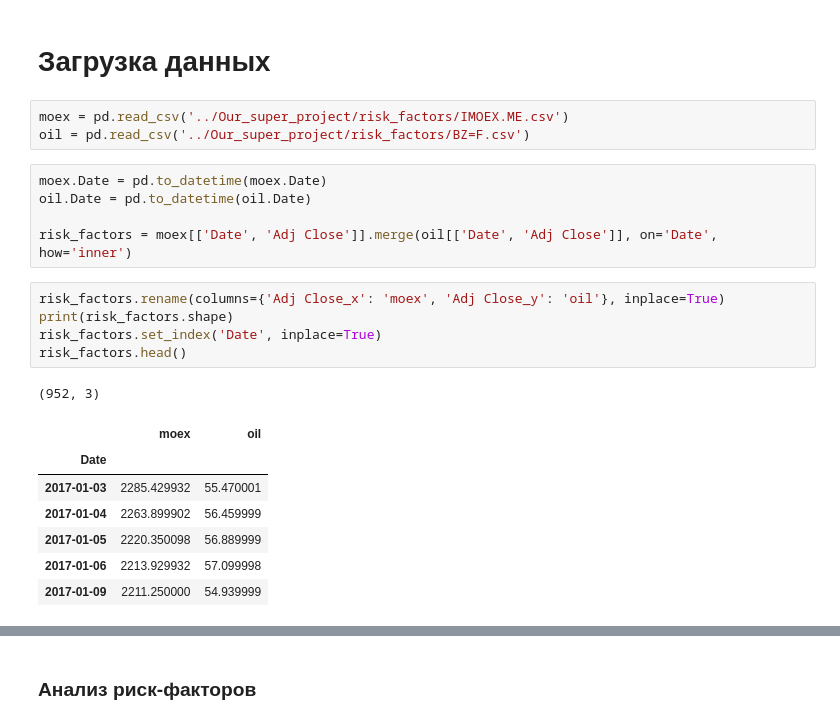
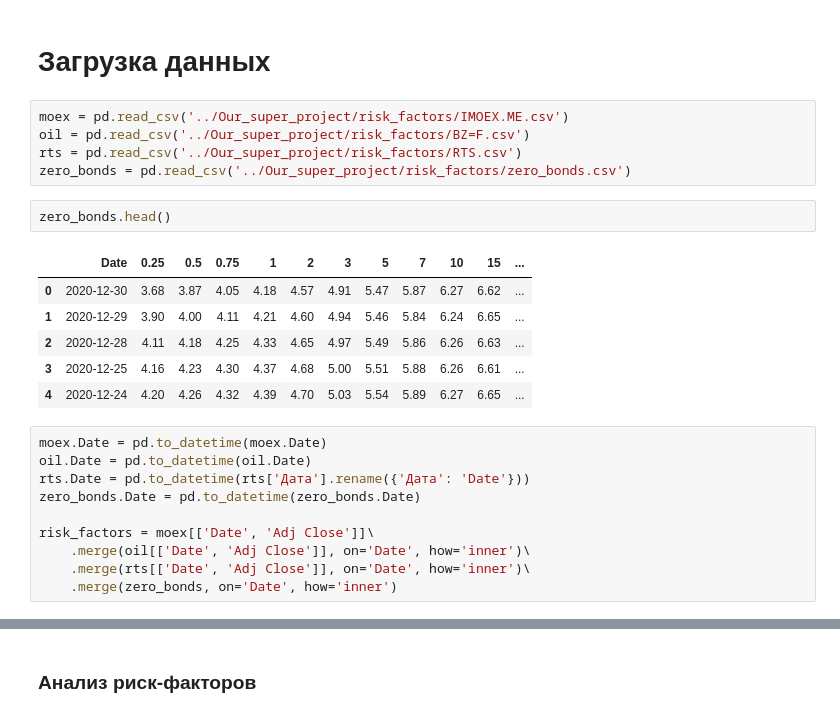
Before and after one commit to dmvavilov/RiskManagement, a Jupyter notebook: risk_factors_stats/risk_factors_stats.ipynb, the cells around one changed output, grey strips where cells are left out. Saved outputs shown, nothing was run; the diff lists cells and outputs as text.

```diff
--- a/risk_factors_stats/risk_factors_stats.ipynb
+++ b/risk_factors_stats/risk_factors_stats.ipynb
@@ -22,22 +22,24 @@ import statsmodels.graphics.gofplots as gpl
 # %%
 moex = pd.read_csv('../Our_super_project/risk_factors/IMOEX.ME.csv')
 oil = pd.read_csv('../Our_super_project/risk_factors/BZ=F.csv')
+rts = pd.read_csv('../Our_super_project/risk_factors/RTS.csv')
+zero_bonds = pd.read_csv('../Our_super_project/risk_factors/zero_bonds.csv')
+# %%
+zero_bonds.head()
+# %% [output]
+|  | Date | 0.25 | 0.5 | 0.75 | 1 | 2 | 3 | 5 | 7 | 10 | 15 | ... |
+| 0 | 2020-12-30 | 3.68 | 3.87 | 4.05 | 4.18 | 4.57 | 4.91 | 5.47 | 5.87 | 6.27 | 6.62 | ... |
+| 1 | 2020-12-29 | 3.90 | 4.00 | 4.11 | 4.21 | 4.60 | 4.94 | 5.46 | 5.84 | 6.24 | 6.65 | ... |
+| 2 | 2020-12-28 | 4.11 | 4.18 | 4.25 | 4.33 | 4.65 | 4.97 | 5.49 | 5.86 | 6.26 | 6.63 | ... |
+| 3 | 2020-12-25 | 4.16 | 4.23 | 4.30 | 4.37 | 4.68 | 5.00 | 5.51 | 5.88 | 6.26 | 6.61 | ... |
+| 4 | 2020-12-24 | 4.20 | 4.26 | 4.32 | 4.39 | 4.70 | 5.03 | 5.54 | 5.89 | 6.27 | 6.65 | ... |
 # %%
 moex.Date = pd.to_datetime(moex.Date)
 oil.Date = pd.to_datetime(oil.Date)
+rts.Date = pd.to_datetime(rts['Дата'].rename({'Дата': 'Date'}))
+zero_bonds.Date = pd.to_datetime(zero_bonds.Date)
 
-risk_factors = moex[['Date', 'Adj Close']].merge(oil[['Date', 'Adj Close']], on='Date', how='inner')
+risk_factors = moex[['Date', 'Adj Close']]\
+    .merge(oil[['Date', 'Adj Close']], on='Date', how='inner')\
+    .merge(rts[['Date', 'Adj Close']], on='Date', how='inner')\
+    .merge(zero_bonds, on='Date', how='inner')
-# %%
-risk_factors.rename(columns={'Adj Close_x': 'moex', 'Adj Close_y': 'oil'}, inplace=True)
-print(risk_factors.shape)
-risk_factors.set_index('Date', inplace=True)
-risk_factors.head()
-# %% [output]
-(952, 3)
-|  | moex | oil |
-| Date |  |  |
-| 2017-01-03 | 2285.429932 | 55.470001 |
-| 2017-01-04 | 2263.899902 | 56.459999 |
-| 2017-01-05 | 2220.350098 | 56.889999 |
-| 2017-01-06 | 2213.929932 | 57.099998 |
-| 2017-01-09 | 2211.250000 | 54.939999 |
```
Also changed, not shown: parts of 6 cells of this notebook.
